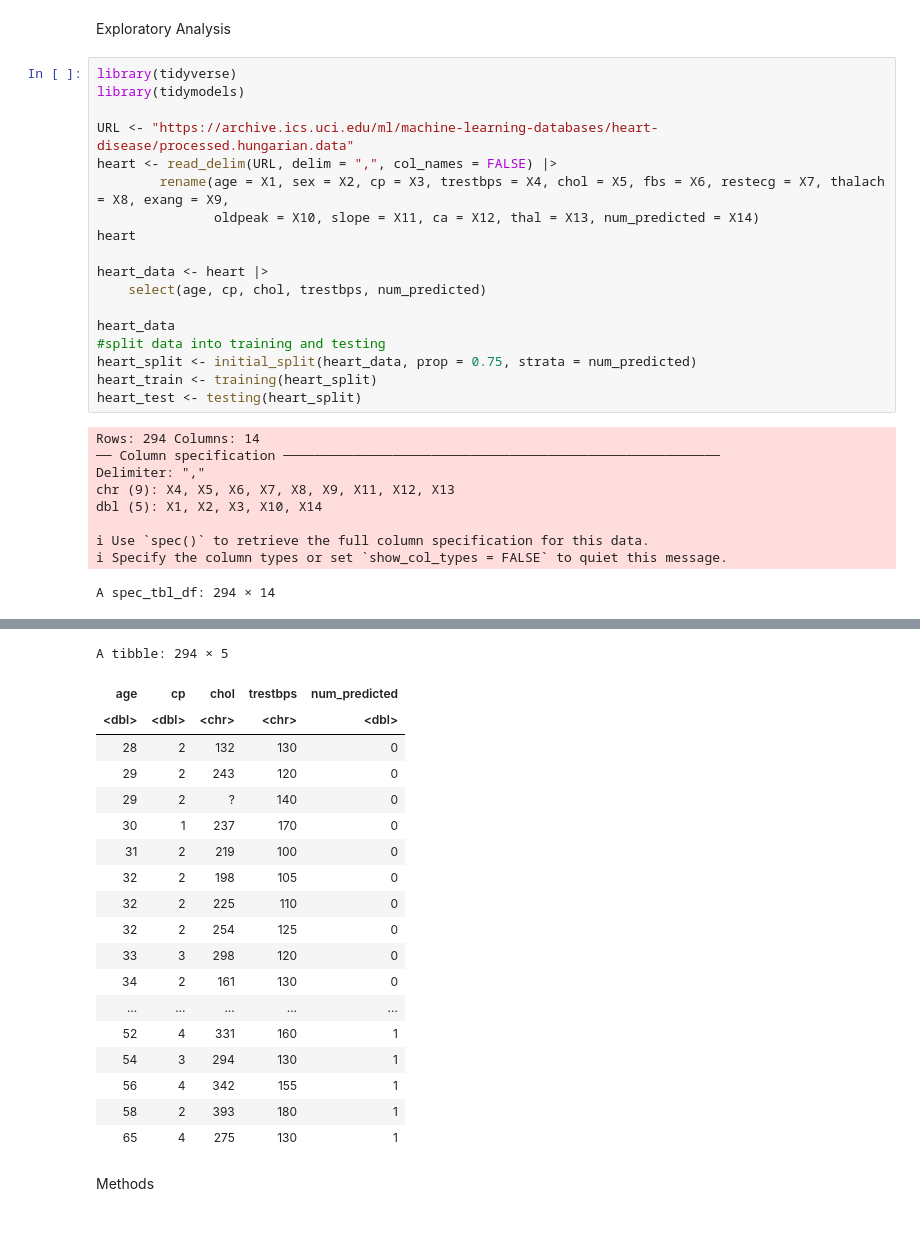
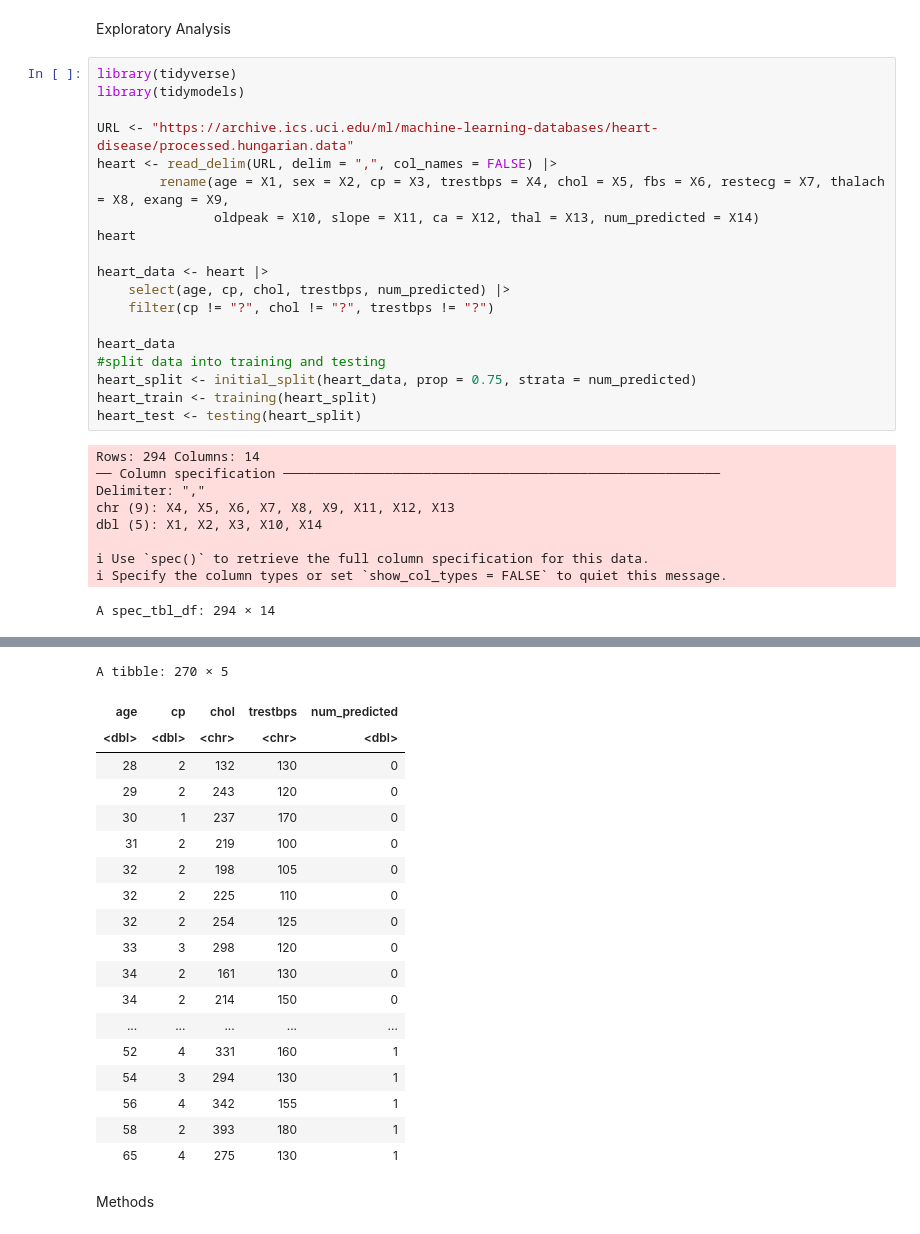
Before and after one commit to mairinleitch/dsci100_project-008-39, a Jupyter notebook: Heart_disease.ipynb, the cells around one changed output, grey strips where cells are left out. Drawn from its saved outputs; the diff is of its cells as text.

```diff
--- a/Heart_disease.ipynb
+++ b/Heart_disease.ipynb
@@ -17,7 +17,8 @@ heart <- read_delim(URL, delim = ",", col_names = FALSE) |>
 heart
 
 heart_data <- heart |>
-    select(age, cp, chol, trestbps, num_predicted)
+    select(age, cp, chol, trestbps, num_predicted) |>
+    filter(cp != "?", chol != "?", trestbps != "?")
 
 heart_data
 #split data into training and testing
@@ -29,35 +30,34 @@ Rows: 294 Columns: 14
 ── Column specification ────────────────────────────────────────────────────────
 Delimiter: ","
 chr (9): X4, X5, X6, X7, X8, X9, X11, X12, X13
 dbl (5): X1, X2, X3, X10, X14
 
 ℹ Use `spec()` to retrieve the full column specification for this data.
 ℹ Specify the column types or set `show_col_types = FALSE` to quiet this message.
 A spec_tbl_df: 294 × 14
 | age | sex | cp | trestbps | chol | fbs | restecg | thalach | exang | oldpeak | slope | ca | ... |
 | <dbl> | <dbl> | <dbl> | <chr> | <chr> | <chr> | <chr> | <chr> | <chr> | <dbl> | <chr> | <chr> | ... |
 | 28 | 1 | 2 | 130 | 132 | 0 | 2 | 185 | 0 | 0 | ? | ? | ... |
 | 29 | 1 | 2 | 120 | 243 | 0 | 0 | 160 | 0 | 0 | ? | ? | ... |
 | 29 | 1 | 2 | 140 | ? | 0 | 0 | 170 | 0 | 0 | ? | ? | ... |
 | 30 | 0 | 1 | 170 | 237 | 0 | 1 | 170 | 0 | 0 | ? | ? | ... |
 | 31 | 0 | 2 | 100 | 219 | 0 | 1 | 150 | 0 | 0 | ? | ? | ... |
 | 32 | 0 | 2 | 105 | 198 | 0 | 0 | 165 | 0 | 0 | ? | ? | ... |
 | 32 | 1 | 2 | 110 | 225 | 0 | 0 | 184 | 0 | 0 | ? | ? | ... |
 | 32 | 1 | 2 | 125 | 254 | 0 | 0 | 155 | 0 | 0 | ? | ? | ... |
 | 33 | 1 | 3 | 120 | 298 | 0 | 0 | 185 | 0 | 0 | ? | ? | ... |
 | 34 | 0 | 2 | 130 | 161 | 0 | 0 | 190 | 0 | 0 | ? | ? | ... |
 | ... | ... | ... | ... | ... | ... | ... | ... | ... | ... | ... | ... | ... |
 | 52 | 1 | 4 | 160 | 331 | 0 | 0 | 94 | 1 | 2.5 | ? | ? | ... |
 | 54 | 0 | 3 | 130 | 294 | 0 | 1 | 100 | 1 | 0.0 | 2 | ? | ... |
 | 56 | 1 | 4 | 155 | 342 | 1 | 0 | 150 | 1 | 3.0 | 2 | ? | ... |
 | 58 | 0 | 2 | 180 | 393 | 0 | 0 | 110 | 1 | 1.0 | 2 | ? | ... |
 | 65 | 1 | 4 | 130 | 275 | 0 | 1 | 115 | 1 | 1.0 | 2 | ? | ... |
-A tibble: 294 × 5
+A tibble: 270 × 5
 | age | cp | chol | trestbps | num_predicted |
 | <dbl> | <dbl> | <chr> | <chr> | <dbl> |
 | 28 | 2 | 132 | 130 | 0 |
 | 29 | 2 | 243 | 120 | 0 |
-| 29 | 2 | ? | 140 | 0 |
 | 30 | 1 | 237 | 170 | 0 |
 | 31 | 2 | 219 | 100 | 0 |
 | 32 | 2 | 198 | 105 | 0 |
@@ -65,6 +65,7 @@ A tibble: 294 × 5
 | 32 | 2 | 254 | 125 | 0 |
 | 33 | 3 | 298 | 120 | 0 |
 | 34 | 2 | 161 | 130 | 0 |
+| 34 | 2 | 214 | 150 | 0 |
 | ... | ... | ... | ... | ... |
 | 52 | 4 | 331 | 160 | 1 |
 | 54 | 3 | 294 | 130 | 1 |
```
Also changed, not shown: parts of 2 cells of this notebook.
